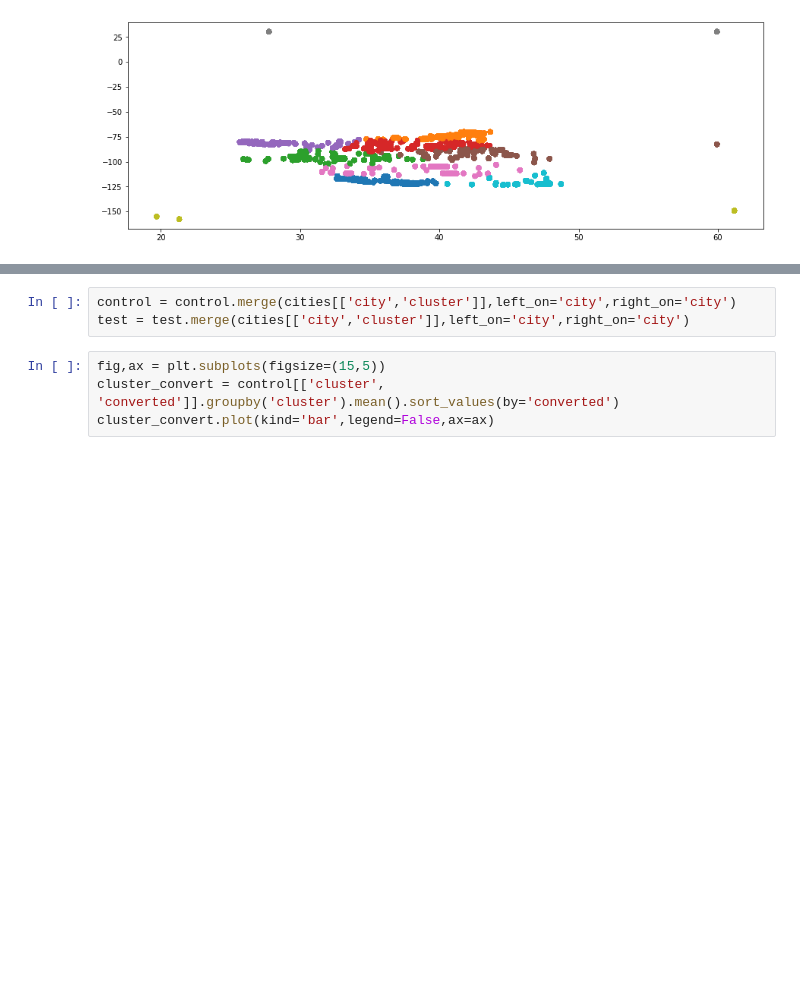
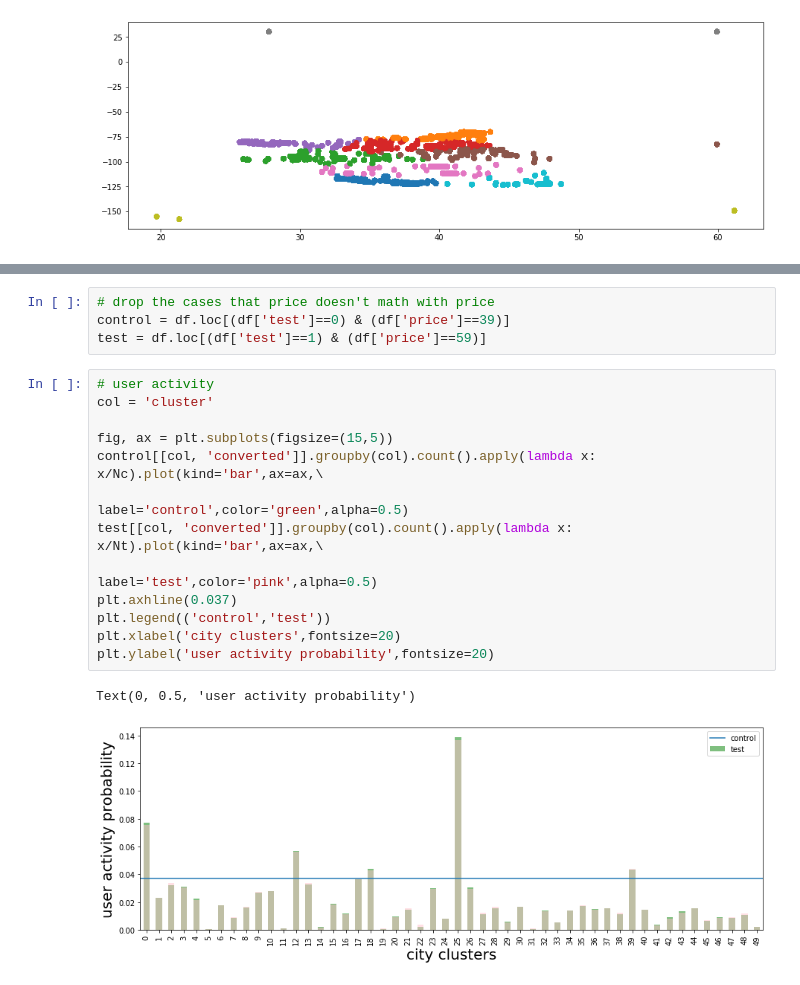
Before and after one commit to Shunling/Insight_HealthDataScience, a Jupyter notebook: DataChallenge1B/PricingTestDataChallenge.ipynb, the cells around one changed output, grey strips where cells are left out. Drawn from its saved outputs; the diff is of its cells as text; blank space fills up the shorter version.

```diff
--- a/DataChallenge1B/PricingTestDataChallenge.ipynb
+++ b/DataChallenge1B/PricingTestDataChallenge.ipynb
@@ -455,7 +447,20 @@ plt.plot(K,SSE)
-# %%
-control = control.merge(cities[['city','cluster']],left_on='city',right_on='city')
-test = test.merge(cities[['city','cluster']],left_on='city',right_on='city')
-# %%
-fig,ax = plt.subplots(figsize=(15,5))
-cluster_convert = control[['cluster', 'converted']].groupby('cluster').mean().sort_values(by='converted')
-cluster_convert.plot(kind='bar',legend=False,ax=ax)
+# %%
+# drop the cases that price doesn't math with price
+control = df.loc[(df['test']==0) & (df['price']==39)]
+test = df.loc[(df['test']==1) & (df['price']==59)]
+# %%
+# user activity
+col = 'cluster'
+
+fig, ax = plt.subplots(figsize=(15,5))
+control[[col, 'converted']].groupby(col).count().apply(lambda x: x/Nc).plot(kind='bar',ax=ax,\
+                                                                            label='control',color='green',alpha=0.5)
+test[[col, 'converted']].groupby(col).count().apply(lambda x: x/Nt).plot(kind='bar',ax=ax,\
+                                                                        label='test',color='pink',alpha=0.5)
+plt.axhline(0.037)
+plt.legend(('control','test'))
+plt.xlabel('city clusters',fontsize=20)
+plt.ylabel('user activity probability',fontsize=20)
+# %% [output]
+Text(0, 0.5, 'user activity probability')
+[figure, added]
```
Also changed, not shown: parts of 23 cells of this notebook.
